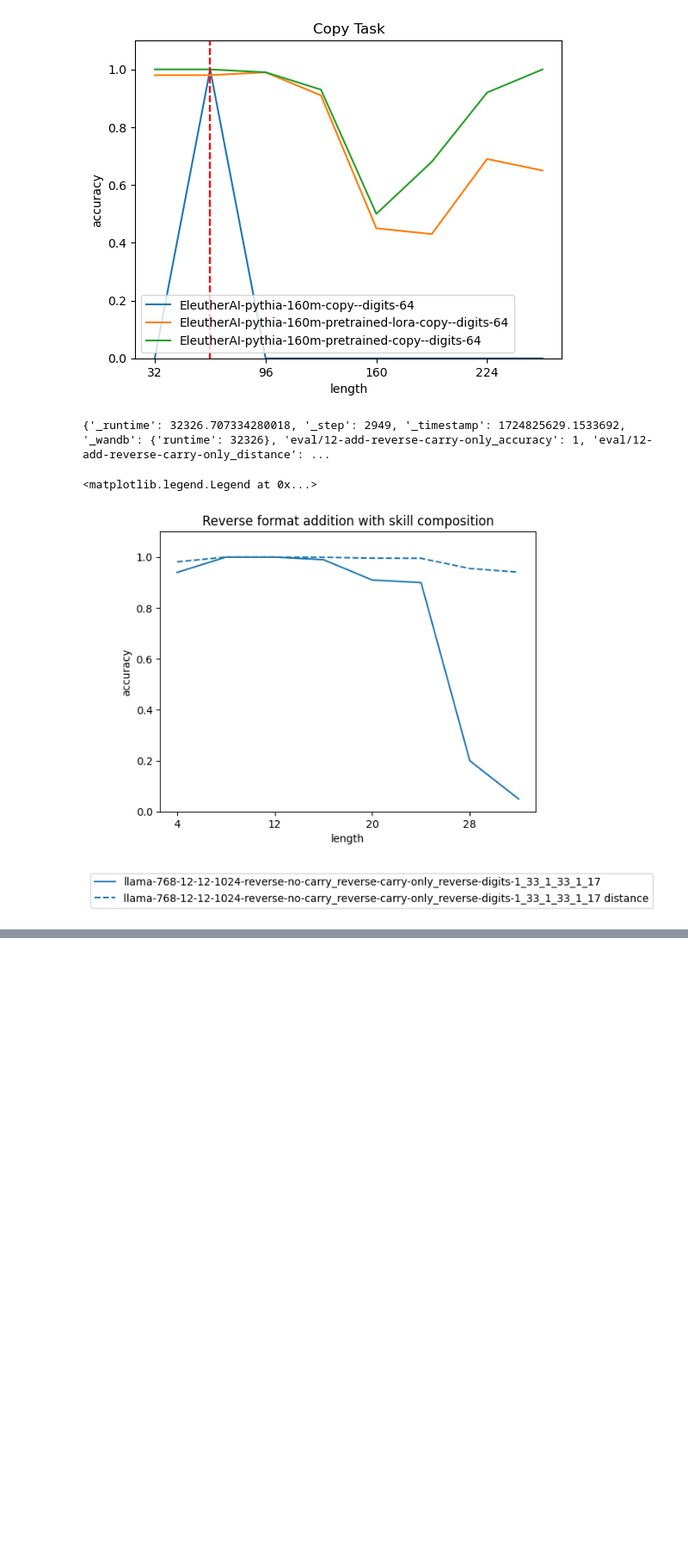
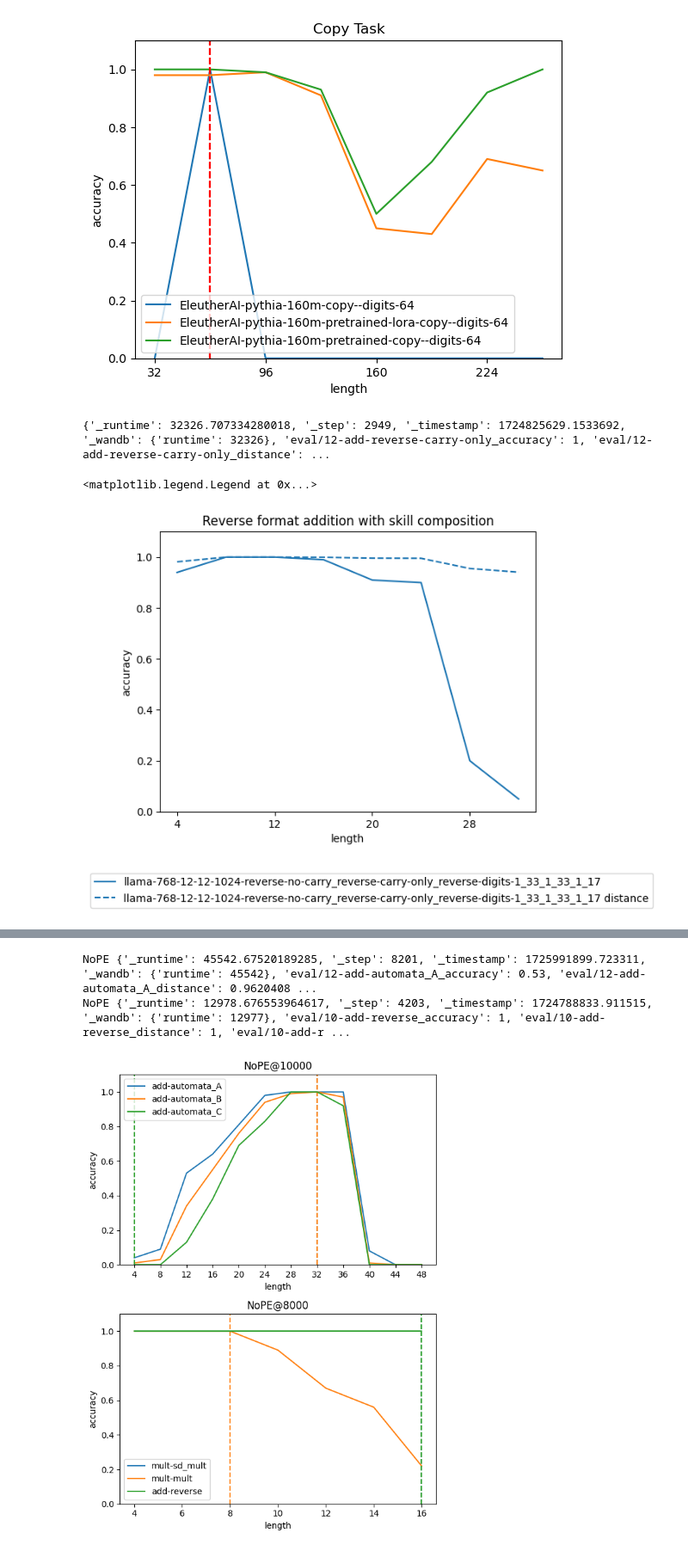
Before and after one commit to JackCai1206/transformer_arithmetic_v2, a Jupyter notebook: plotting/length-gen.ipynb, the cells around one changed output, grey strips where cells are left out. Shown: that part at 86% size. Drawn from its saved outputs; the diff is of its cells as text; code cells hidden in the pictures; blank space fills up the shorter version.

```diff
--- a/plotting/length-gen.ipynb
+++ b/plotting/length-gen.ipynb
@@ -153,0 +154,62 @@ plt.show()
+# %%
+import wandb
+import json
+import seaborn as sns
+from matplotlib import pyplot as plt
+
+api = wandb.Api()
+runs = api.runs('jackcai1206/mamba-arithmetic', filters={
+    'name': '8rpnuerl', # NoPE
+})[:1] + \
+api.runs('jackcai1206/mamba-arithmetic', filters={
+    'name': '6j4kf70a', # NoPE
+})[:1]
+names = ['NoPE', 'NoPE']
+pick_step = []
+
+fig, axes = plt.subplots(len(runs), 1, figsize=(6, 4 * len(runs),))
+if len(runs) == 1:
+    axes = [axes]
+for i, (run, name) in enumerate(zip(runs, names)):
+    config = run.config
+    lengths = range(*config['n_digits_eval'])
+
+    keys = []
+    for j, (op, format, n_digits_train) in enumerate(zip(config['op_eval'], config['format_eval'], config['n_digits_train'])):
+        for l in lengths:
+            keys.append(f'eval/{l}-{op}-{format}_accuracy')
+    history = run.history(samples=5000, x_axis='train/global_step')
+    # history = history.groupby('train/global_step').apply(lambda df: df.ffill().bfill().iloc[0])
+    # print(history)
+    # history = history.ffill().bfill()[::-1]
+    # history['sum'] = history[['eval/32-add-reverse_accuracy', 'eval/16-add-reverse_accuracy', 'eval/8-add-reverse_accuracy']].sum(axis=1)
+    # max_index = history['sum'].idxmax()
+    # # max_index = history['eval/32-add-reverse_accuracy'].idxmax()
+    # record = history.loc[max_index]
+    # print(record['train/global_step'])
+    record = run.summary
+    print(name, record)
+
+    for j, (op, format, n_digits_train) in enumerate(zip(config['op_eval'], config['format_eval'], config['n_digits_train'])):
+        train_range = list(range(*n_digits_train))
+        accs = []
+        for l in lengths:
+            accs.append(record[f'eval/{l}-{op}-{format}_accuracy'])
+
+        c = sns.color_palette()[j]
+        axes[i].plot(lengths, accs, color=c, label=f'{op}-{format}')
+        axes[i].vlines(train_range[-1], 0, 1.1, linestyles='dashed', colors=c)
+        # axes[i].axvspan(train_range[0], train_range[-1], color='blue', alpha=0.3)
+    axes[i].set_xticks(lengths)
+    axes[i].set_xlabel('length')
+    axes[i].set_ylim(0, 1.1)
+    axes[i].set_ylabel('accuracy')
+    axes[i].set_title(name + '@' + str(record['train/global_step']))
+    axes[i].legend()
+
+plt.tight_layout()
+plt.show()
+# %% [output]
+NoPE {'_runtime': 45542.67520189285, '_step': 8201, '_timestamp': 1725991899.723311, '_wandb': {'runtime': 45542}, 'eval/12-add-automata_A_accuracy': 0.53, 'eval/12-add-automata_A_distance': 0.9620408 ...
+NoPE {'_runtime': 12978.676553964617, '_step': 4203, '_timestamp': 1724788833.911515, '_wandb': {'runtime': 12977}, 'eval/10-add-reverse_accuracy': 1, 'eval/10-add-reverse_distance': 1, 'eval/10-add-r ...
+[figure, added]
```
Also changed, not shown: parts of 1 cell of this notebook, 32 other files.
